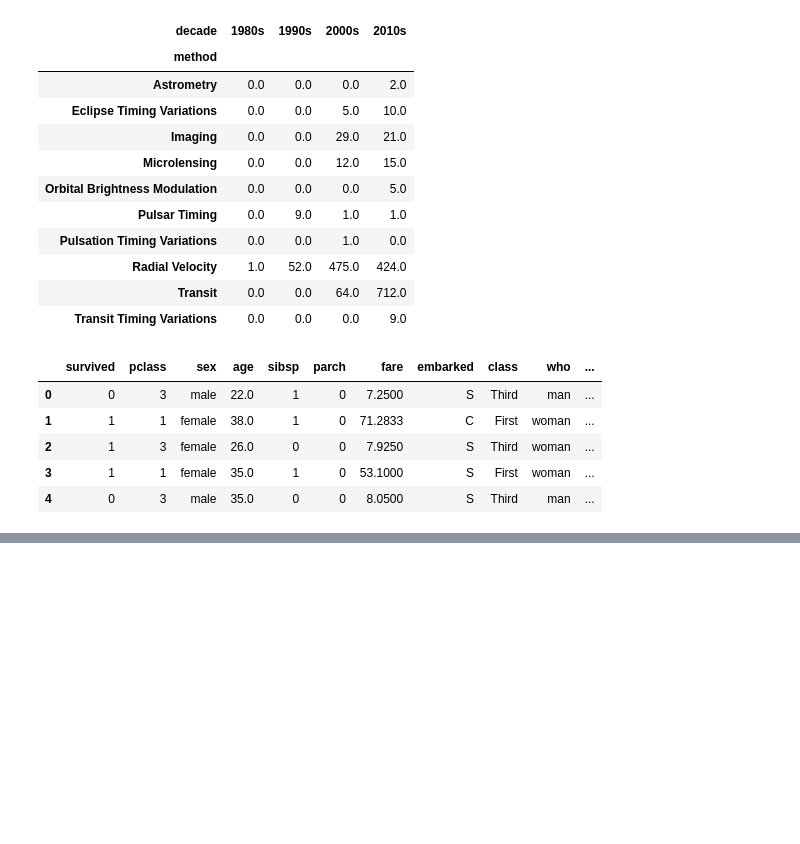
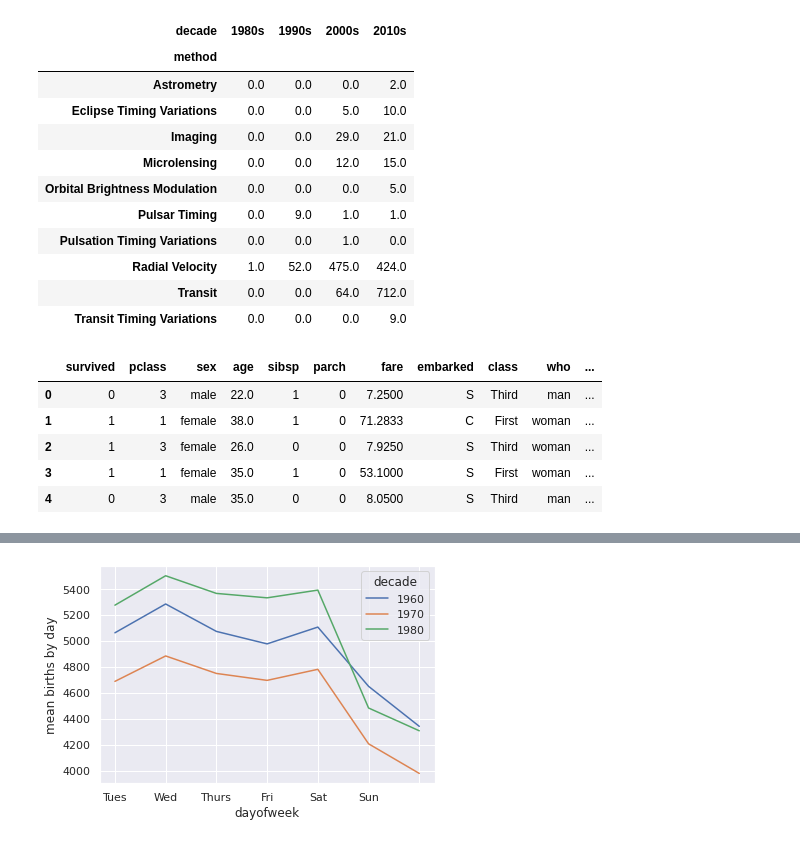
Before and after one commit to aliensmart/machine_learning, a Jupyter notebook: Pandas.ipynb, the cells around one changed output, grey strips where cells are left out. Cells and saved outputs as stored; diff of their text form; code cells hidden in the pictures; blank space fills up the shorter version.

```diff
--- a/Pandas.ipynb
+++ b/Pandas.ipynb
@@ -2151,0 +2155,5 @@ plt.ylabel('total births per year');
+# %%
+births = birth.query('(births > @mu - 5 * @sig) & (births < @mu + 5 * @sig)')
+# %%
+# set 'day' column to integer; it originally was a string due to nulls
+births['day'] = births['day'].astype(int)
@@ -2151,0 +2166,7 @@ plt.ylabel('total births per year');
+# %%
+# create a datetime index from the year, month, day
+births.index = pd.to_datetime(10000 * births.year +
+100 * births.month +
+births.day, format='%Y%m%d')
+# %%
+births['dayofweek'] = births.index.dayofweek
@@ -2151,0 +2195,9 @@ plt.ylabel('total births per year');
+# %%
+import matplotlib.pyplot as plt
+import matplotlib as mpl
+births.pivot_table('births', index='dayofweek',
+columns='decade', aggfunc='mean').plot()
+plt.gca().set_xticklabels(['Mon', 'Tues', 'Wed', 'Thurs', 'Fri', 'Sat', 'Sun'])
+plt.ylabel('mean births by day');
+# %% [output]
+[figure, added]
```
Also changed, not shown: parts of 76 cells of this notebook.
